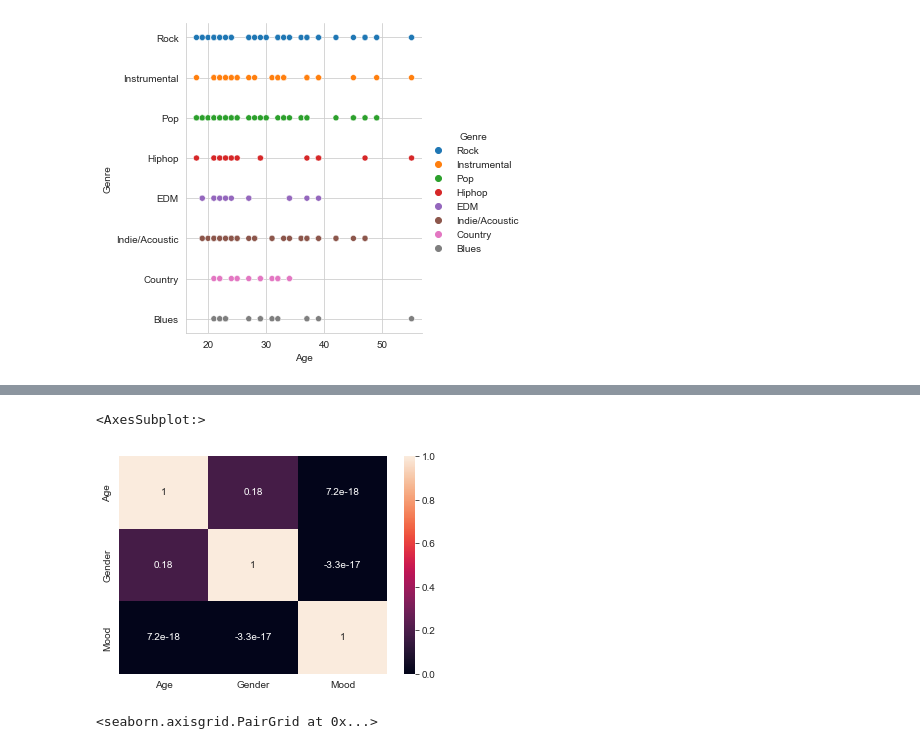
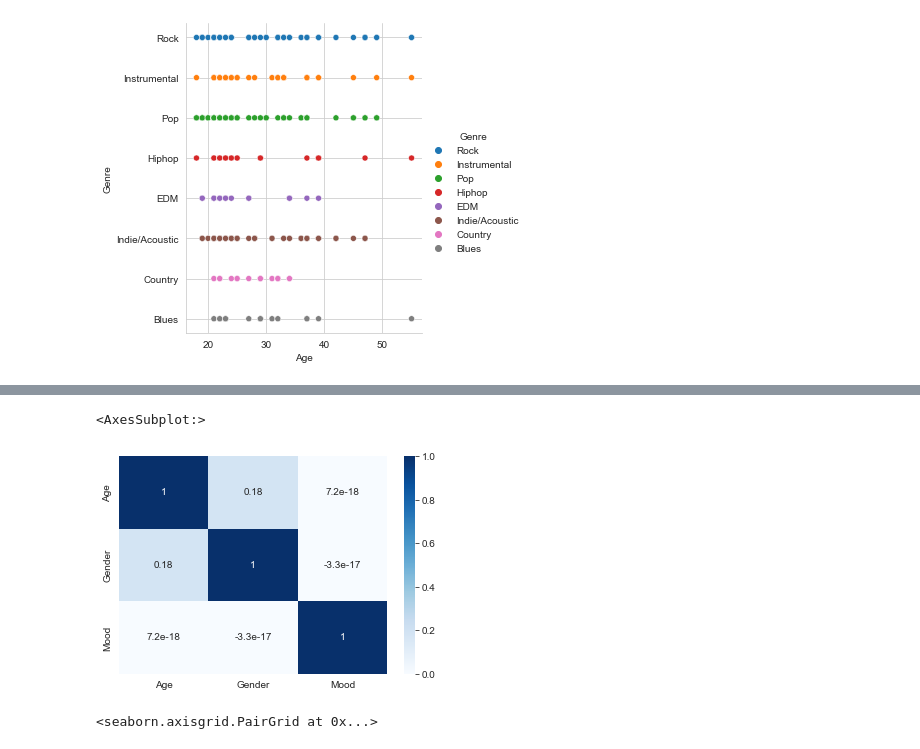
Before and after one commit to NAyeshaKhan/Music_Recommendation_App, a Jupyter notebook: MusicApp/Test Music AI.ipynb, the cells around one changed output, grey strips where cells are left out. Drawn from its saved outputs; the diff is of its cells as text; code cells hidden in the pictures.

```diff
--- a/MusicApp/Test Music AI.ipynb
+++ b/MusicApp/Test Music AI.ipynb
@@ -127,3 +127,7 @@ sns.relplot(x='Age',y='Genre',hue='Genre', data=df)
 plt.show();
 # %% [output]
 [figure]
+# %%
+sns.set_style("whitegrid");
+sns.relplot(x='Mood',y='Genre',hue='Genre', data=df)
+plt.show();
@@ -130,10 +136,9 @@ plt.show();
 # %%
 #Relationship analysis
-cor=df.corr()
-sns.heatmap(cor, xticklabels=cor.columns,yticklabels=cor.columns, annot=True)
+sns.heatmap(df.corr(),cbar=True, annot=True, cmap='Blues')
 # %% [output]
 <AxesSubplot:>
-[figure, old version]
+[figure, new version]
 # %%
 sns.pairplot(df)
 # %% [output]
```
Also changed, not shown: parts of 3 cells of this notebook.
